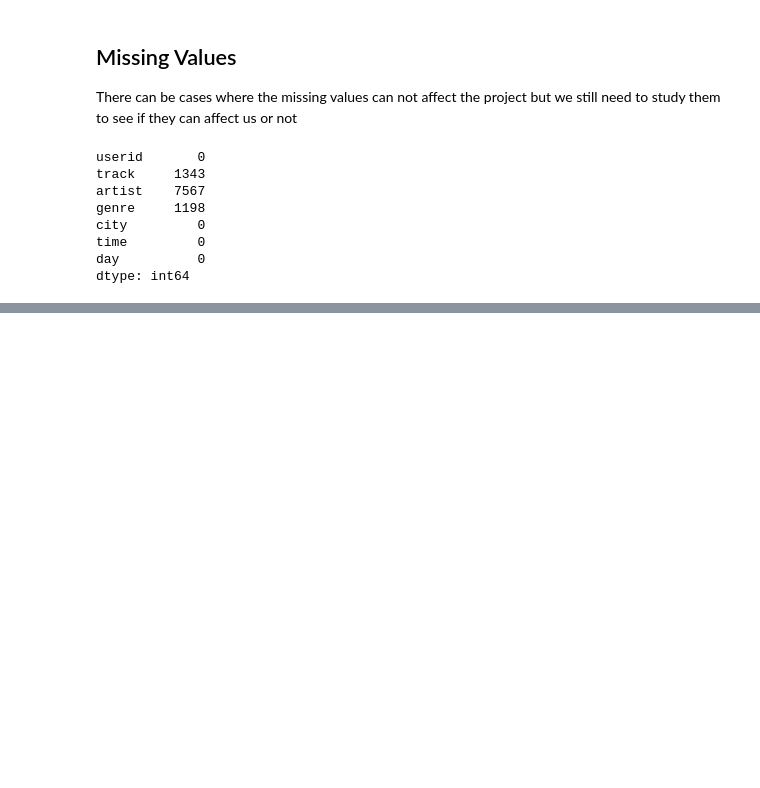
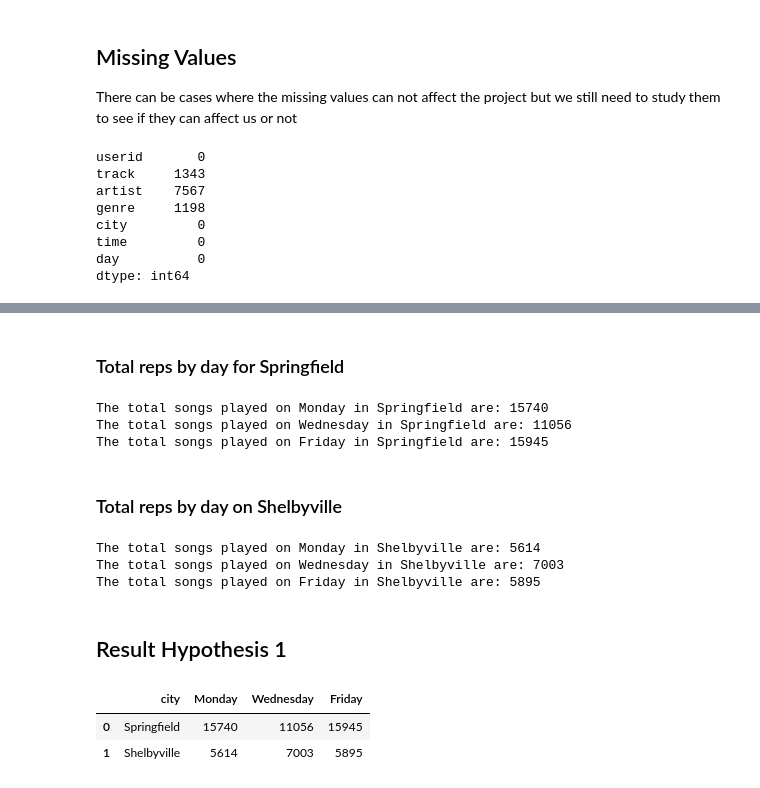
Before and after one commit to BCascante/2nd-DA-Project---Hypothesis-Testing, a Jupyter notebook: DA Project - Hypothesis.ipynb, the cells around one changed output, grey strips where cells are left out. Cells and saved outputs as stored; diff of their text form; code cells hidden in the pictures; blank space fills up the shorter version.

Commit message:
Hypothesis 1 finished

```diff
--- a/DA Project - Hypothesis.ipynb
+++ b/DA Project - Hypothesis.ipynb
@@ -158,0 +360,41 @@ dtype: int64
+# %% [markdown]
+### Total reps by day for Springfield
+# %%
+# Total reps on Monday
+print(f'The total songs played on Monday in Springfield are: {number_tracks('Monday','Springfield')}')
+# Total reps on Wednesday
+print(f'The total songs played on Wednesday in Springfield are: {number_tracks("Wednesday","Springfield")}')
+# Total reps on Friday
+print(f'The total songs played on Friday in Springfield are: {number_tracks("Friday","Springfield")}')
+# %% [output]
+The total songs played on Monday in Springfield are: 15740
+The total songs played on Wednesday in Springfield are: 11056
+The total songs played on Friday in Springfield are: 15945
+# %% [markdown]
+### Total reps by day on Shelbyville
+# %%
+# Total reps on Monday
+print(f'The total songs played on Monday in Shelbyville are: {number_tracks("Monday","Shelbyville")}')
+# Total reps on Wednesday
+print(f'The total songs played on Wednesday in Shelbyville are: {number_tracks("Wednesday","Shelbyville")}')
+# Total reps on Friday
+print(f'The total songs played on Friday in Shelbyville are: {number_tracks("Friday","Shelbyville")}')
+# %% [output]
+The total songs played on Monday in Shelbyville are: 5614
+The total songs played on Wednesday in Shelbyville are: 7003
+The total songs played on Friday in Shelbyville are: 5895
+# %% [markdown]
+## Result Hypothesis 1
+# %%
+table = pd.DataFrame({
+    'city' : ['Springfield', 'Shelbyville'],
+    'Monday': [15740, 5614],
+    'Wednesday' : [11056, 7003],
+    'Friday' : [15945, 5895]
+})
+
+display(table)
+# %% [output]
+|  | city | Monday | Wednesday | Friday |
+| 0 | Springfield | 15740 | 11056 | 15945 |
+| 1 | Shelbyville | 5614 | 7003 | 5895 |
```
Also changed, not shown: parts of 20 cells of this notebook.
